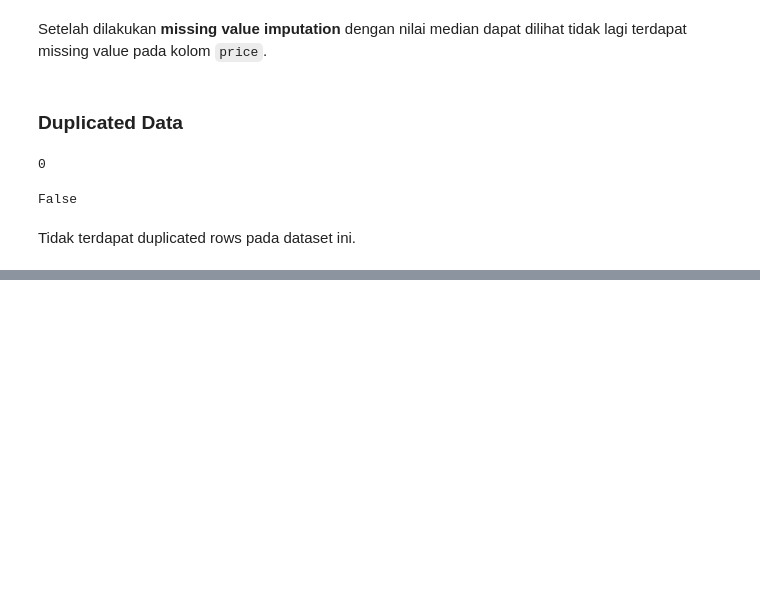
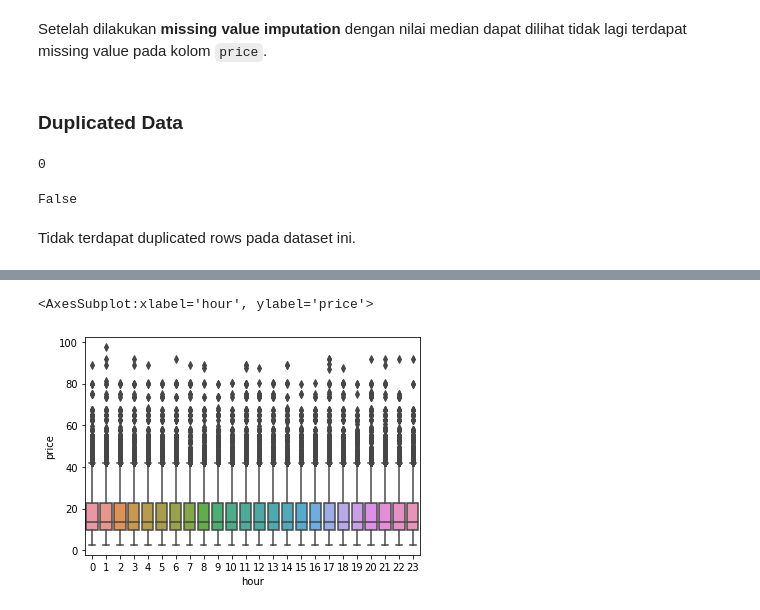
Before and after one commit to Penzragon/h8dsft_P1W1Reg, a Jupyter notebook: script.ipynb, the cells around one changed output, grey strips where cells are left out. Cells and saved outputs as stored; diff of their text form; code cells hidden in the pictures; blank space fills up the shorter version.

```diff
--- a/script.ipynb
+++ b/script.ipynb
@@ -220,0 +236,5 @@ Tidak terdapat duplicated rows pada dataset ini.
+# %%
+sns.boxplot(x='hour', y='price', data=rides)
+# %% [output]
+<AxesSubplot:xlabel='hour', ylabel='price'>
+[figure, added]
```
Also changed, not shown: parts of 10 cells of this notebook.
